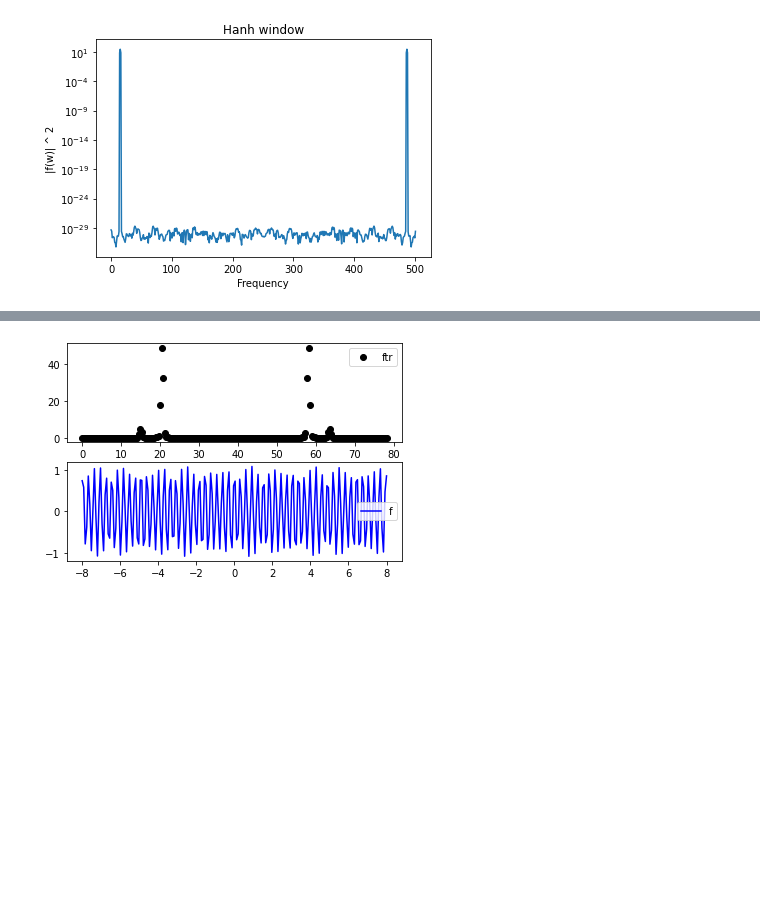
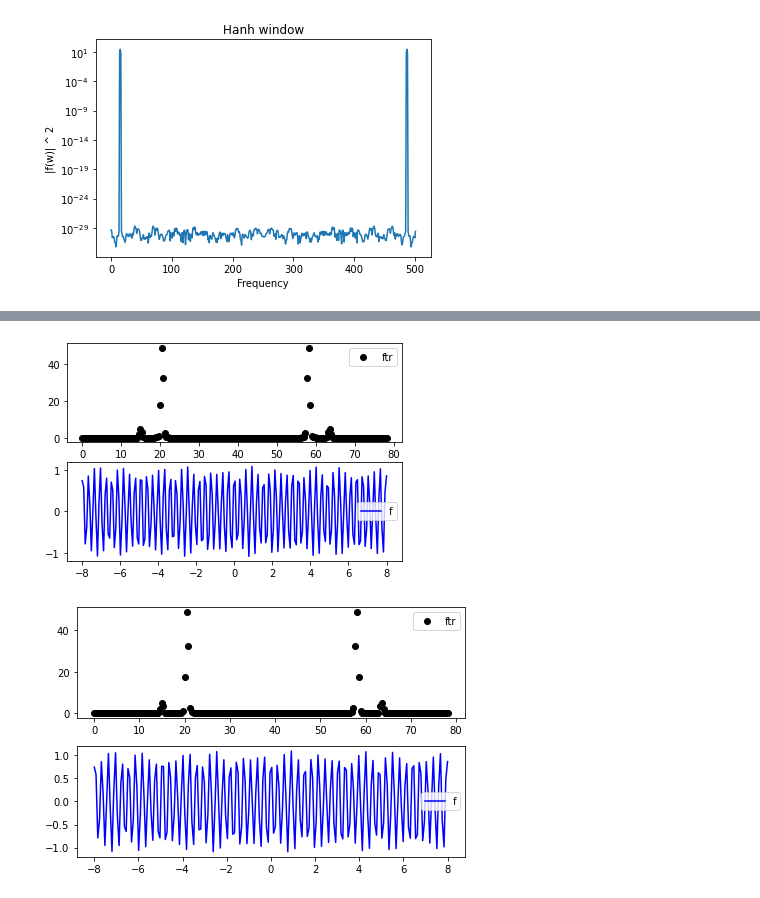
Before and after one commit to GertCell/PhysDep, a Jupyter notebook: Task 12 FFT/Task 12 FFT.ipynb, the cells around one changed output, grey strips where cells are left out. Cells and saved outputs as stored; diff of their text form; code cells hidden in the pictures; blank space fills up the shorter version.

```diff
--- a/Task 12 FFT/Task 12 FFT.ipynb
+++ b/Task 12 FFT/Task 12 FFT.ipynb
@@ -121,30 +159,32 @@ def h(k, n):
 
 
 def DFT(f, N, t1, t2):
     x = np.linspace(t1, t2, N, endpoint = False)
     ftr = []
     w0 = []
     for i in range(0, N):
         ftri = 0
         for k in range(0, N) :
             ftri += f(*[x[k]])*np.exp(2*pi*(1j)*i*k/N)*h(k,N)
             #ftri += f(*[x[k]])*np.exp(2*pi*(1j)*i*k/N)
         ftr.append(abs(ftri))
         w0.append(2*pi*i/(t2-t1))
         #w0.append(i)
     return [w0, ftr]
 
 
 x = np.linspace(t1, t2, N)
 [w0, ftr] = DFT(f, N, t1, t2)
 
 
 plt.subplot(211)
 plt.plot(w0, ftr, 'ko', label = 'ftr')
 plt.legend()
 plt.subplot(212)
 plt.plot(x, f(x), 'b-', label = 'f')
 plt.legend()
+plt.tight_layout()
 plt.show()
 # %% [output]
 [figure]
+[figure, added]
```
Also changed, not shown: parts of 7 cells of this notebook.
